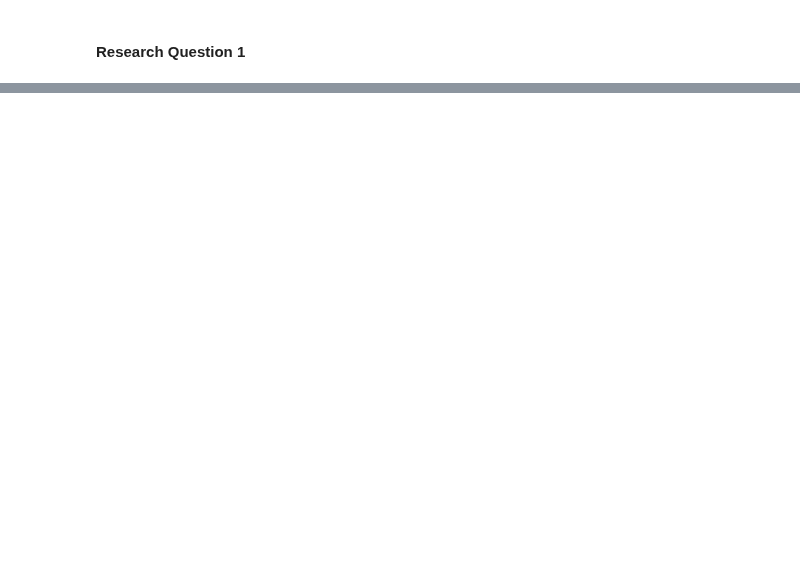
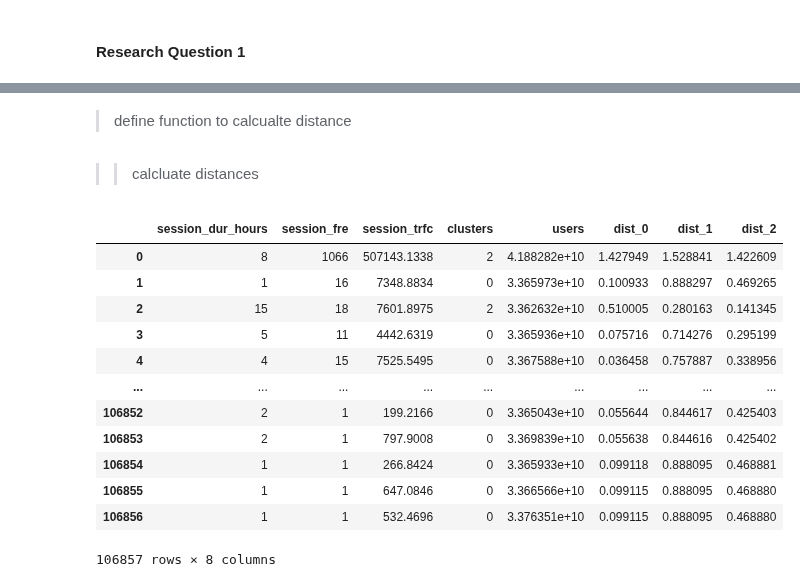
Before and after one commit to Patrick5455/tellco_user_analytics, a Jupyter notebook: analyis/user_satisfaction.ipynb, the cells around one changed output, grey strips where cells are left out. Drawn from its saved outputs; the diff is of its cells as text; code cells hidden in the pictures; blank space fills up the shorter version.

```diff
--- a/analyis/user_satisfaction.ipynb
+++ b/analyis/user_satisfaction.ipynb
@@ -170,0 +177,2 @@ dtype: bool
+# %%
+eng_centroids = eng_centroids.values.tolist()
@@ -188,0 +219,2 @@ dtype: bool
+# %% [markdown]
+> define function to calcualte distance
@@ -188,0 +235,4 @@ dtype: bool
+# %% [markdown]
+>> calcluate  distances
+# %%
+eng_dist = calc_dist(eng_cluster, eng_centroids)
@@ -188,0 +241,16 @@ dtype: bool
+# %%
+eng_dist
+# %% [output]
+|  | session_dur_hours | session_fre | session_trfc | clusters | users | dist_0 | dist_1 | dist_2 |
+| 0 | 8 | 1066 | 507143.1338 | 2 | 4.188282e+10 | 1.427949 | 1.528841 | 1.422609 |
+| 1 | 1 | 16 | 7348.8834 | 0 | 3.365973e+10 | 0.100933 | 0.888297 | 0.469265 |
+| 2 | 15 | 18 | 7601.8975 | 2 | 3.362632e+10 | 0.510005 | 0.280163 | 0.141345 |
+| 3 | 5 | 11 | 4442.6319 | 0 | 3.365936e+10 | 0.075716 | 0.714276 | 0.295199 |
+| 4 | 4 | 15 | 7525.5495 | 0 | 3.367588e+10 | 0.036458 | 0.757887 | 0.338956 |
+| ... | ... | ... | ... | ... | ... | ... | ... | ... |
+| 106852 | 2 | 1 | 199.2166 | 0 | 3.365043e+10 | 0.055644 | 0.844617 | 0.425403 |
+| 106853 | 2 | 1 | 797.9008 | 0 | 3.369839e+10 | 0.055638 | 0.844616 | 0.425402 |
+| 106854 | 1 | 1 | 266.8424 | 0 | 3.365933e+10 | 0.099118 | 0.888095 | 0.468881 |
+| 106855 | 1 | 1 | 647.0846 | 0 | 3.366566e+10 | 0.099115 | 0.888095 | 0.468880 |
+| 106856 | 1 | 1 | 532.4696 | 0 | 3.376351e+10 | 0.099115 | 0.888095 | 0.468880 |
+106857 rows × 8 columns
```
Also changed, not shown: parts of 28 cells of this notebook, 11 other files.
